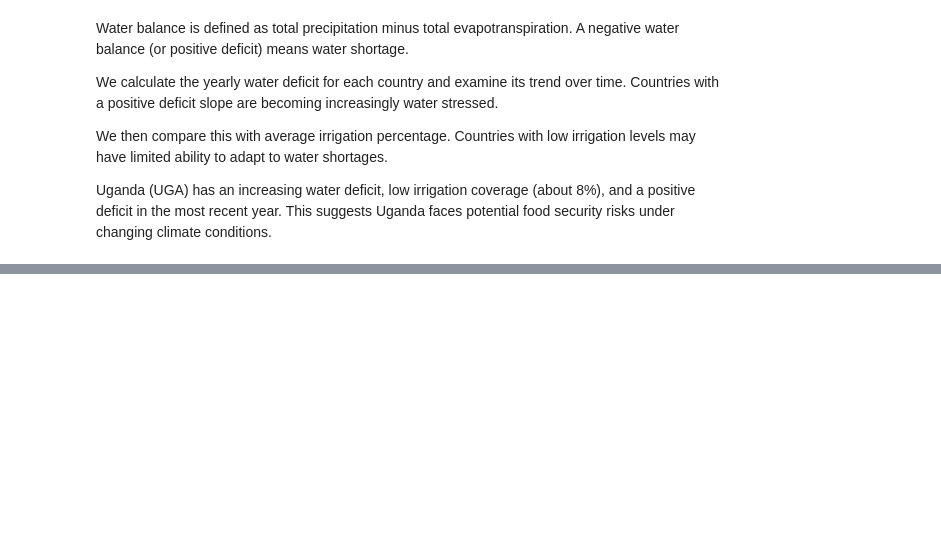
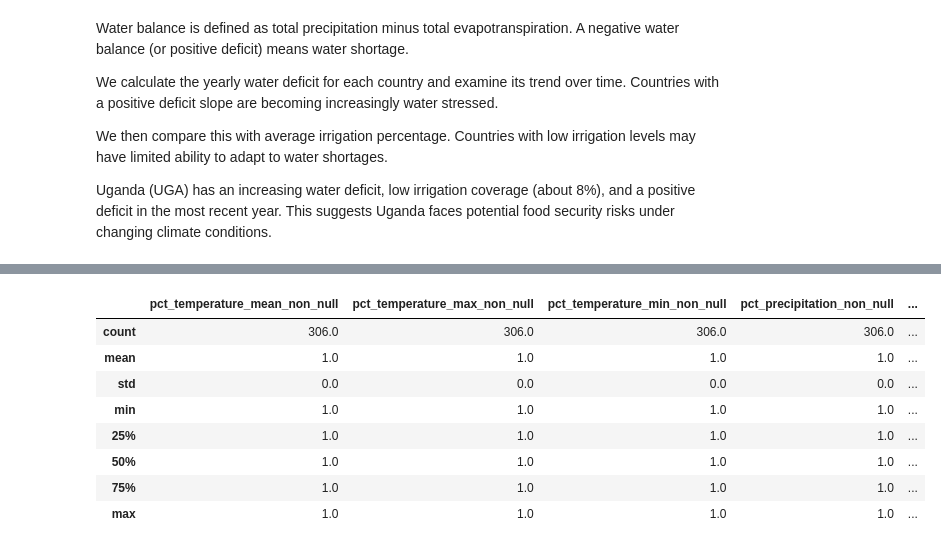
Before and after one commit to clareubc/521d_assignment, a Jupyter notebook: notebooks/Assignment 2.ipynb, the cells around one changed output, grey strips where cells are left out. Saved outputs shown, nothing was run; the diff lists cells and outputs as text; code cells hidden in the pictures; blank space fills up the shorter version.

```diff
--- a/notebooks/Assignment 2.ipynb
+++ b/notebooks/Assignment 2.ipynb
@@ -1489,0 +1521,27 @@ This suggests Uganda faces potential food security risks under changing climate
+# %%
+# assessing % of non-null values in each variable
+
+vars = [
+    "temperature_mean",
+    "temperature_max",
+    "temperature_min",
+    "precipitation",
+    "rain",
+    "evapotranspiration",
+]
+
+for v in vars:
+    df_comp[f"pct_{v}_non_null"] = df_comp[f"nn_{v}"] / df_comp["expected_days"]
+
+# checking whether they are all equal to 1 or 0 or not
+df_comp[[f"pct_{v}_non_null" for v in vars]].describe()
+# %% [output]
+|  | pct_temperature_mean_non_null | pct_temperature_max_non_null | pct_temperature_min_non_null | pct_precipitation_non_null | ... |
+| count | 306.0 | 306.0 | 306.0 | 306.0 | ... |
+| mean | 1.0 | 1.0 | 1.0 | 1.0 | ... |
+| std | 0.0 | 0.0 | 0.0 | 0.0 | ... |
+| min | 1.0 | 1.0 | 1.0 | 1.0 | ... |
+| 25% | 1.0 | 1.0 | 1.0 | 1.0 | ... |
+| 50% | 1.0 | 1.0 | 1.0 | 1.0 | ... |
+| 75% | 1.0 | 1.0 | 1.0 | 1.0 | ... |
+| max | 1.0 | 1.0 | 1.0 | 1.0 | ... |
```
Also changed, not shown: parts of 39 cells of this notebook, 1 other file.
